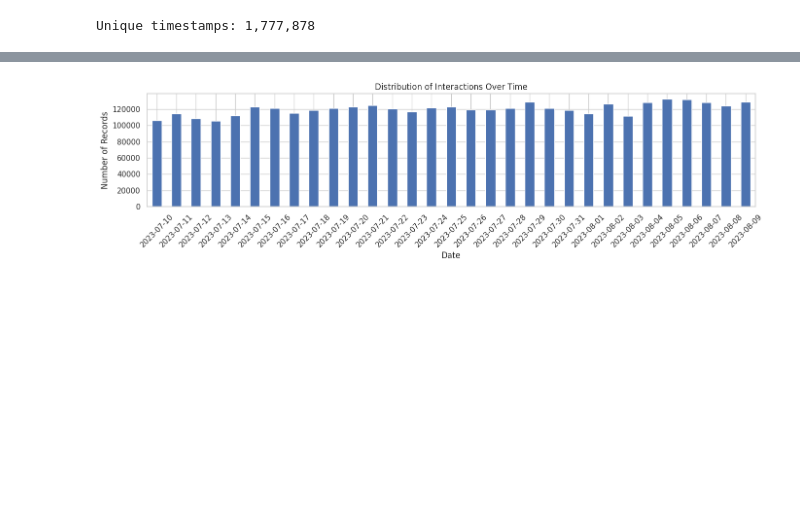
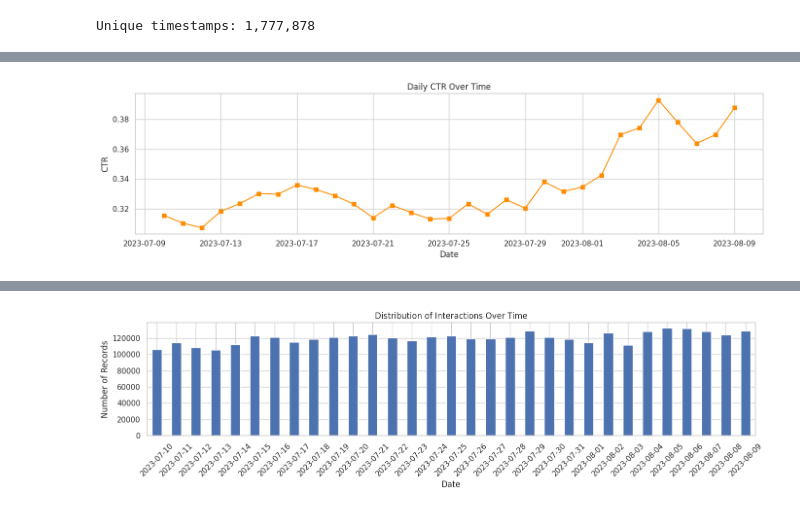
Before and after one commit to sheebaboy33/ColdFusionX, a Jupyter notebook: notebooks/00_data_analysis.ipynb, the cells around one changed output, grey strips where cells are left out. Drawn from its saved outputs; the diff is of its cells as text; code cells hidden in the pictures; blank space fills up the shorter version.

```diff
--- a/notebooks/00_data_analysis.ipynb
+++ b/notebooks/00_data_analysis.ipynb
@@ -291,0 +307,13 @@ Unique timestamps: 1,777,878
+# %%
+# Calculate daily CTR
+daily_ctr = df.groupby('date')['label'].mean()
+
+daily_ctr.plot(kind='line', marker='s', color='darkorange', figsize=(14, 4))
+plt.title("Daily CTR Over Time")
+plt.ylabel("CTR")
+plt.xlabel("Date")
+plt.grid(True)
+plt.tight_layout()
+plt.show()
+# %% [output]
+[figure, added]
```
Also changed, not shown: parts of 21 cells of this notebook.
